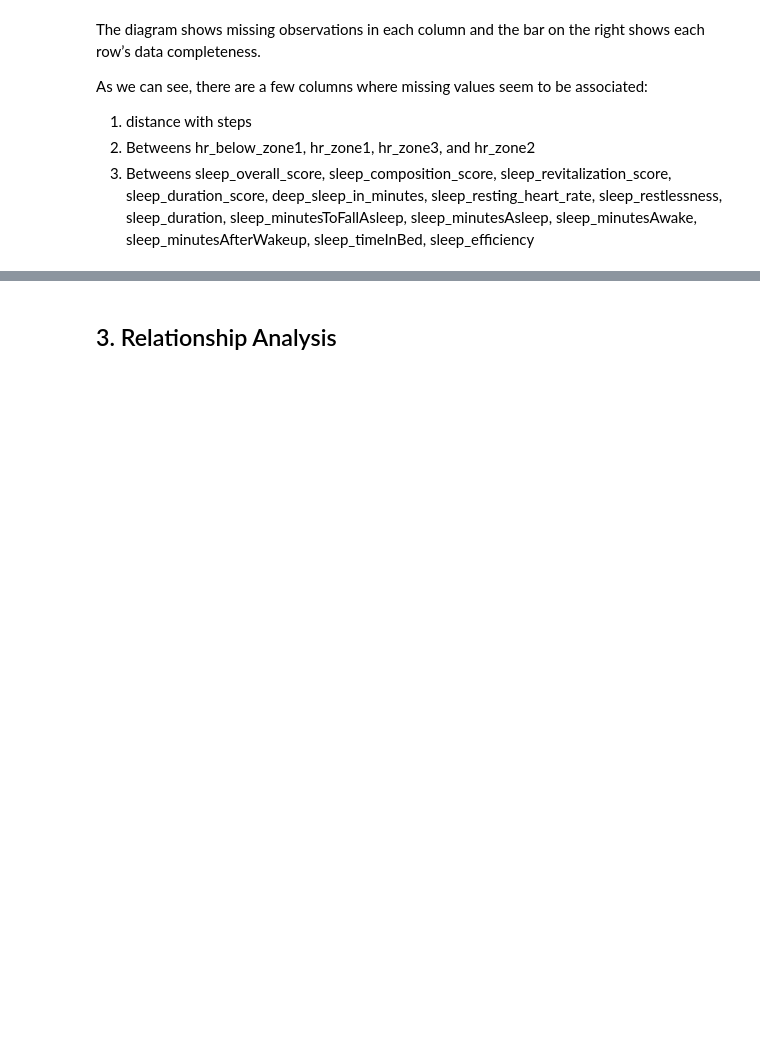
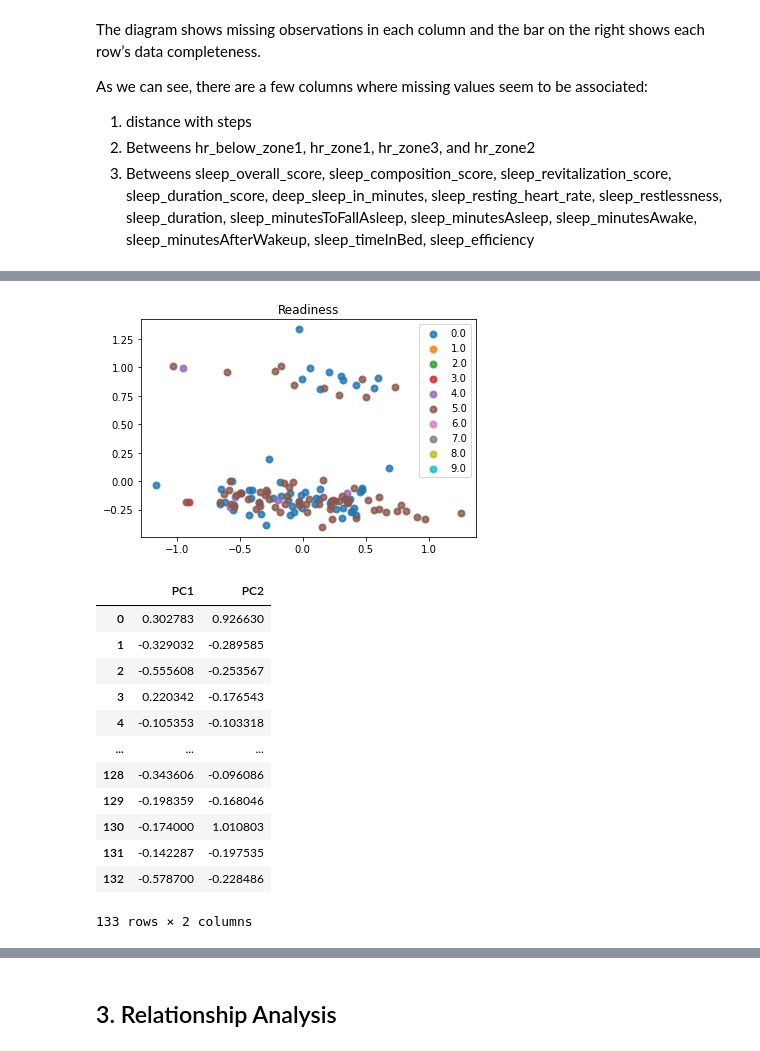
Before and after one commit to kdkangg/Datamining, a Jupyter notebook: EDA.ipynb, the cells around one changed output, grey strips where cells are left out. Drawn from its saved outputs; the diff is of its cells as text; code cells hidden in the pictures; blank space fills up the shorter version.

```diff
--- a/EDA.ipynb
+++ b/EDA.ipynb
@@ -642,0 +720,3 @@ As we can see, there are a few columns where missing values seem to be associate
+# %%
+p5_data = generate_data(5,5,True)[0]
+p5_data
@@ -642,0 +750,38 @@ As we can see, there are a few columns where missing values seem to be associate
+# %%
+X_p5 = p5_data.drop(['readiness'], axis=1)
+y_p5 = p5_data['readiness']
+target_names = [0.0, 1.0, 2.0, 3.0, 4.0, 5.0, 6.0, 7.0, 8.0, 9.0, 10.0]
+
+pca = PCA(n_components=2)
+pca.fit(X_p5)
+
+scores = pca.transform(X_p5)
+
+plt.figure()
+lw = 2
+
+for i, target_name in zip([0, 1, 2, 3, 4, 5, 6, 7, 8, 9], target_names):
+    plt.scatter(
+        scores[y_p5 == i, 0], scores[y_p5 == i, 1], alpha=0.8, lw=lw, label=target_name
+    )
+plt.legend(loc="best", shadow=False, scatterpoints=1)
+plt.title("Readiness")
+plt.show()
+
+scores_df = pd.DataFrame(scores, columns=['PC1', 'PC2'])
+scores_df
+# %% [output]
+[figure, added]
+|  | PC1 | PC2 |
+| 0 | 0.302783 | 0.926630 |
+| 1 | -0.329032 | -0.289585 |
+| 2 | -0.555608 | -0.253567 |
+| 3 | 0.220342 | -0.176543 |
+| 4 | -0.105353 | -0.103318 |
+| ... | ... | ... |
+| 128 | -0.343606 | -0.096086 |
+| 129 | -0.198359 | -0.168046 |
+| 130 | -0.174000 | 1.010803 |
+| 131 | -0.142287 | -0.197535 |
+| 132 | -0.578700 | -0.228486 |
+133 rows × 2 columns
```
Also changed, not shown: parts of 12 cells of this notebook.
